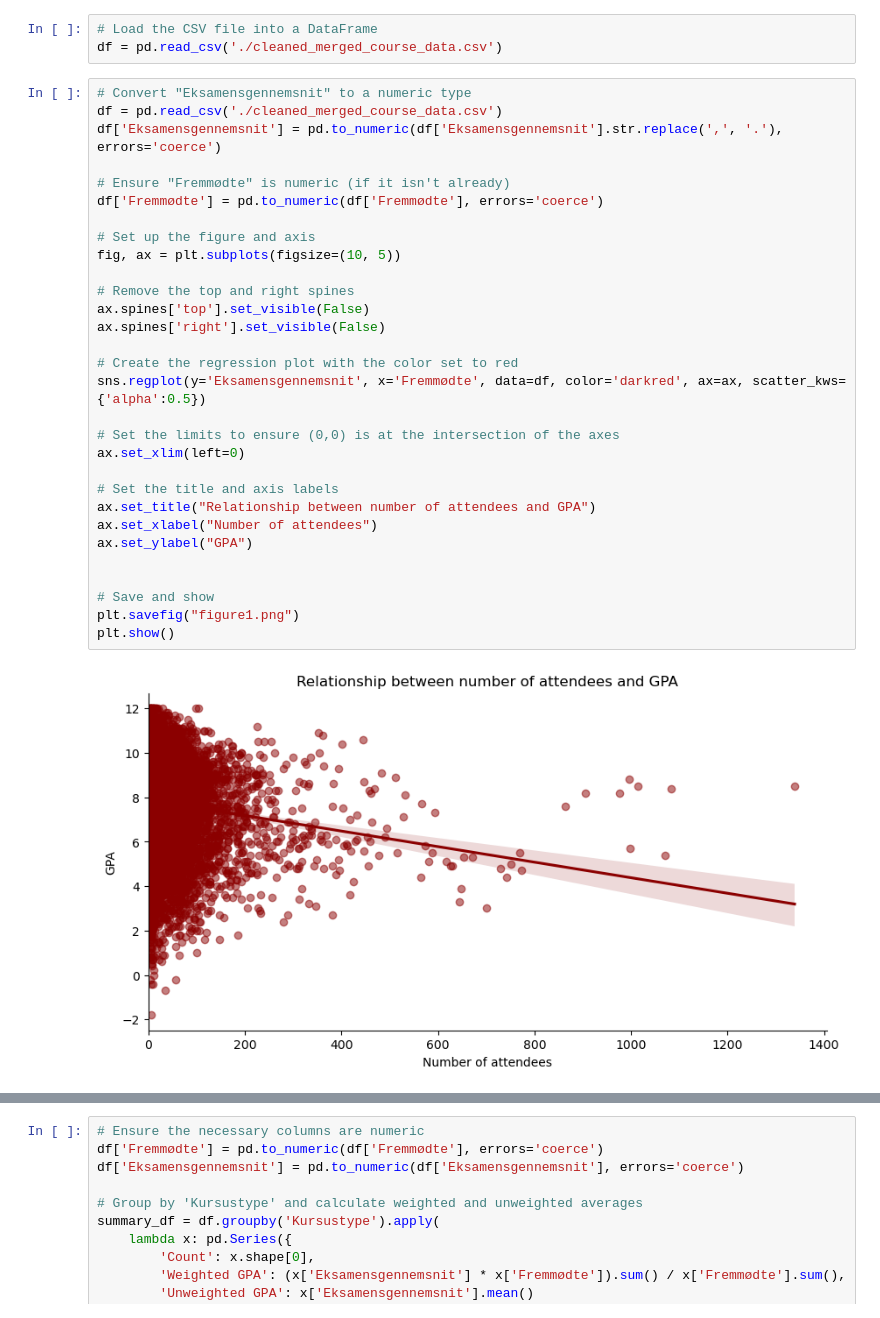
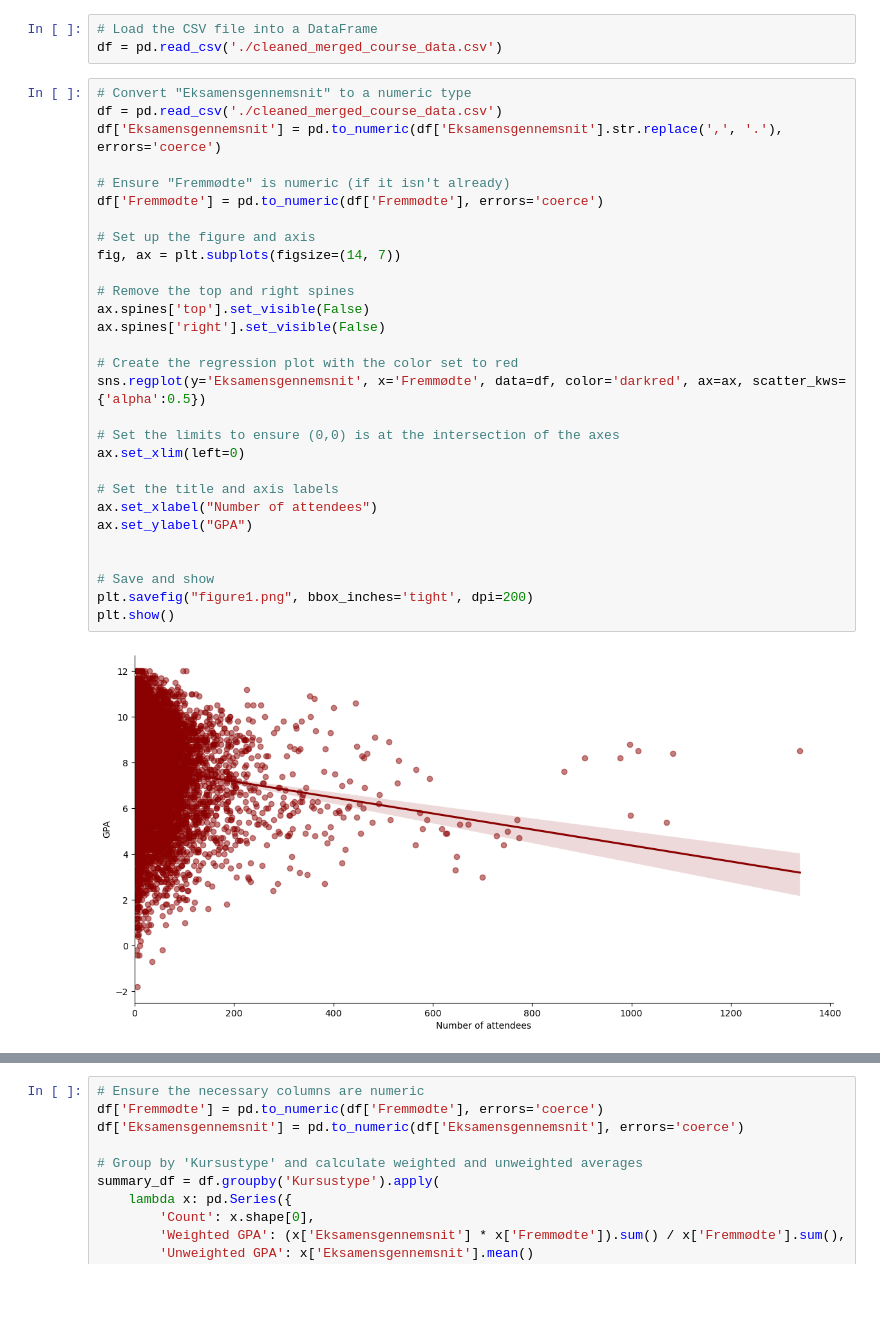
Before and after one commit to fmb622/isds2024exam, a Jupyter notebook: plots.ipynb, the cells around one changed output, grey strips where cells are left out. Saved outputs shown, nothing was run; the diff lists cells and outputs as text; blank space fills up the shorter version.

```diff
--- a/plots.ipynb
+++ b/plots.ipynb
@@ -19,35 +10,34 @@ df = pd.read_csv('./cleaned_merged_course_data.csv')
 # %%
 # Convert "Eksamensgennemsnit" to a numeric type
 df = pd.read_csv('./cleaned_merged_course_data.csv')
 df['Eksamensgennemsnit'] = pd.to_numeric(df['Eksamensgennemsnit'].str.replace(',', '.'), errors='coerce')
 
 # Ensure "Fremmødte" is numeric (if it isn't already)
 df['Fremmødte'] = pd.to_numeric(df['Fremmødte'], errors='coerce')
 
 # Set up the figure and axis
-fig, ax = plt.subplots(figsize=(10, 5))
+fig, ax = plt.subplots(figsize=(14, 7))
 
 # Remove the top and right spines
 ax.spines['top'].set_visible(False)
 ax.spines['right'].set_visible(False)
 
 # Create the regression plot with the color set to red
 sns.regplot(y='Eksamensgennemsnit', x='Fremmødte', data=df, color='darkred', ax=ax, scatter_kws={'alpha':0.5})
 
 # Set the limits to ensure (0,0) is at the intersection of the axes
 ax.set_xlim(left=0)
 
 # Set the title and axis labels
-ax.set_title("Relationship between number of attendees and GPA")
 ax.set_xlabel("Number of attendees")
 ax.set_ylabel("GPA")
 
 
 # Save and show
-plt.savefig("figure1.png")
+plt.savefig("figure1.png", bbox_inches='tight', dpi=200)
 plt.show()
 # %% [output]
-[figure, old version]
+[figure, new version]
 # %%
 # Ensure 'Eksamensgennemsnit' is treated as a string first, then convert
 df['Eksamensgennemsnit'] = df['Eksamensgennemsnit'].astype(str).str.replace(',', '.').astype(float)
```
Also changed, not shown: parts of 5 cells of this notebook, 7 other files.
